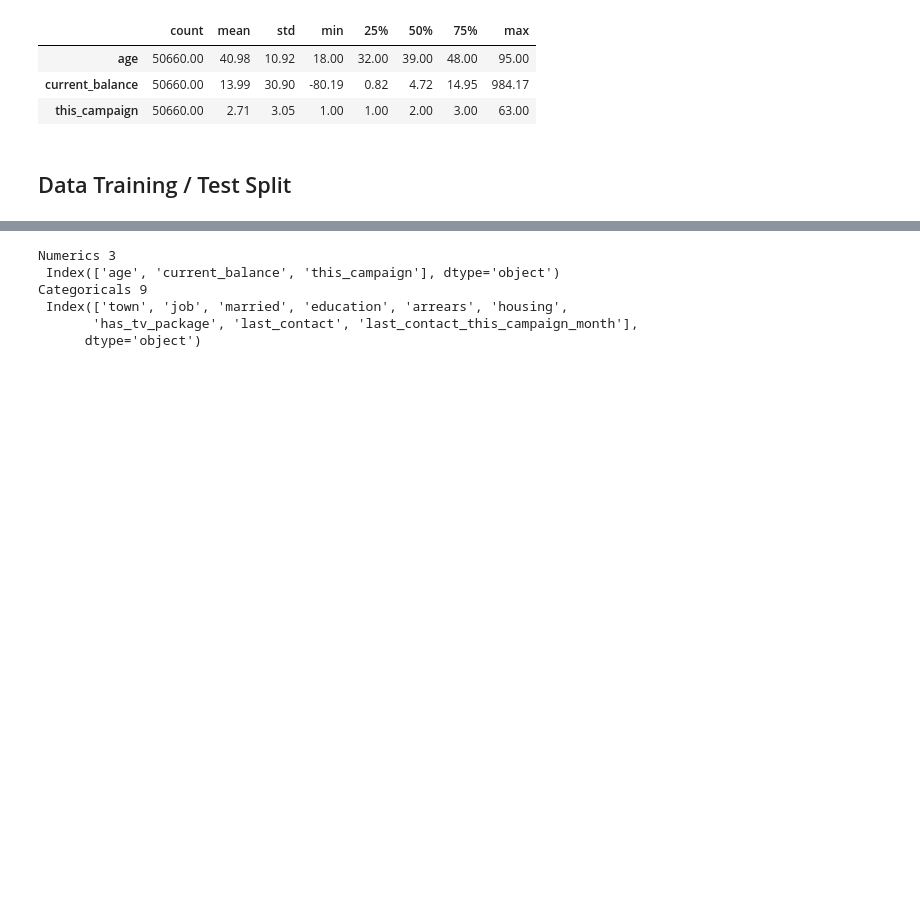
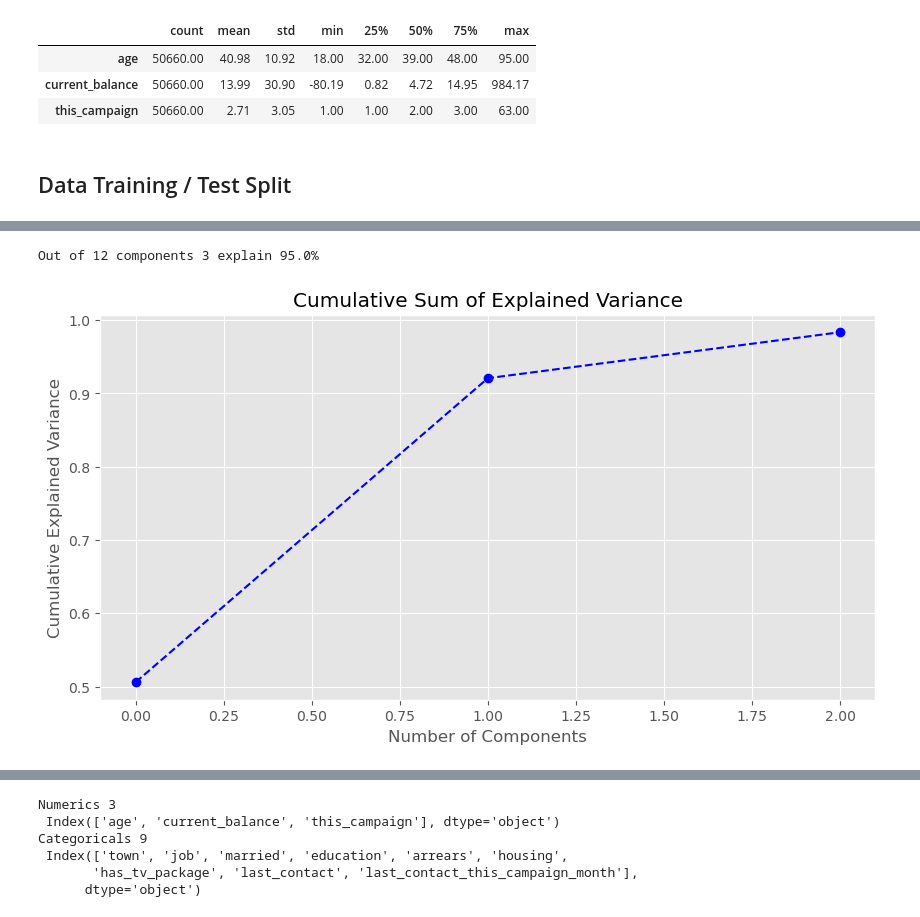
Before and after one commit to StuartG24/Telecom_Customer_Targeting, a Jupyter notebook: _Notebooks/1. Data_Load_CleanV2.ipynb, the cells around one changed output, grey strips where cells are left out. Cells and saved outputs as stored; diff of their text form; code cells hidden in the pictures; blank space fills up the shorter version.

```diff
--- a/_Notebooks/1. Data_Load_CleanV2.ipynb
+++ b/_Notebooks/1. Data_Load_CleanV2.ipynb
@@ -517,0 +573,23 @@ X_train, X_test, y_train, y_test = train_test_split(X, y, test_size=0.2, random_
+# %%
+from sklearn.decomposition import PCA
+
+proportion = 0.95
+pca_explain = PCA(n_components=proportion)
+pca_explain.fit(X_train)
+print(f'Out of {X_train.shape[1]} components {pca_explain.n_components_} explain {100 * proportion}%')
+
+pca = PCA()
+pca.fit(X_train)
+contributions_sum = np.cumsum(pca_explain.explained_variance_ratio_)
+
+# Plot the cumulative sum of explained variance
+plt.figure(figsize=(10, 5))
+plt.plot(contributions_sum, marker='o', linestyle='--', color='b')
+plt.title('Cumulative Sum of Explained Variance')
+plt.xlabel('Number of Components')
+plt.ylabel('Cumulative Explained Variance')
+plt.grid(True)
+plt.show()
+# %% [output]
+Out of 12 components 3 explain 95.0%
+[figure, added]
```
Also changed, not shown: parts of 14 cells of this notebook, 2 other files.
